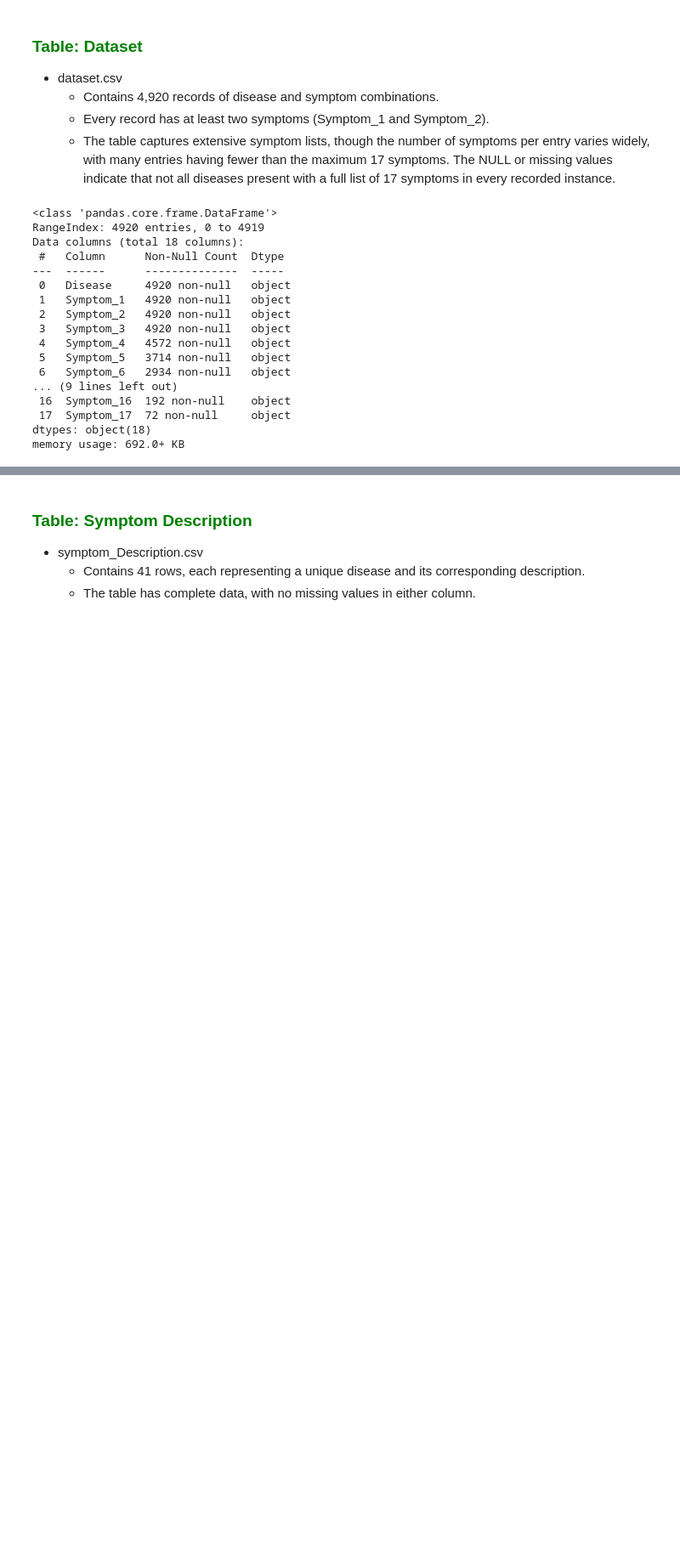
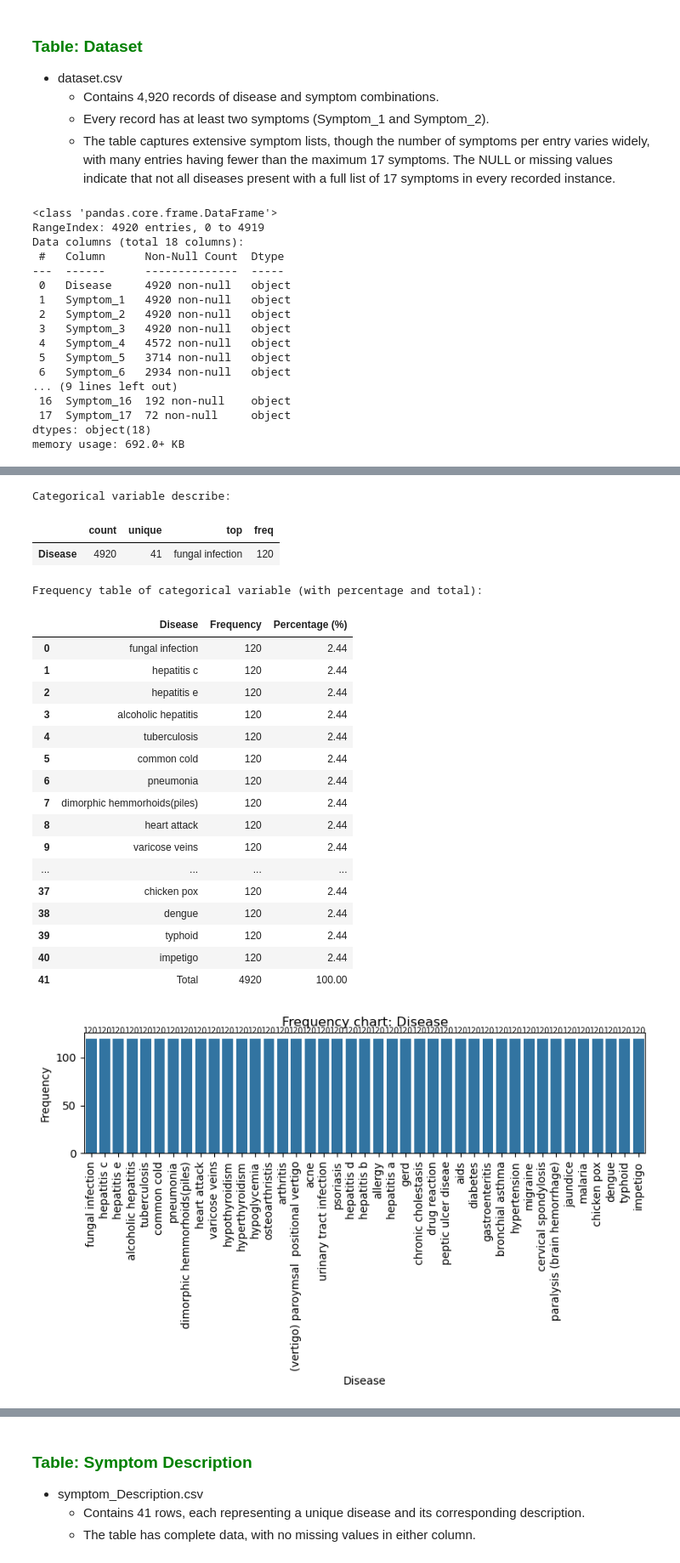
Before and after one commit to RakellM/Project-DiseaseSymptom, a Jupyter notebook: src/analytics/1-understand_datasets.ipynb, the cells around one changed output, grey strips where cells are left out. Shown at 85% size. Saved outputs shown, nothing was run; the diff lists cells and outputs as text; code cells hidden in the pictures; blank space fills up the shorter version.

Commit message:
feat: EDA 1 and initial transformations to the data

```diff
--- a/src/analytics/1-understand_datasets.ipynb
+++ b/src/analytics/1-understand_datasets.ipynb
@@ -56,6 +312,26 @@ Let's understand our data:
 
 ### Dataset
 df_dataset.info()
+
+# Convert to lower case
+df_dataset['Disease'] = df_dataset['Disease'].str.lower().str.strip()
+df_dataset['Symptom_1'] = df_dataset['Symptom_1'].str.lower().str.strip()
+df_dataset['Symptom_2'] = df_dataset['Symptom_2'].str.lower().str.strip()
+df_dataset['Symptom_3'] = df_dataset['Symptom_3'].str.lower().str.strip()
+df_dataset['Symptom_4'] = df_dataset['Symptom_4'].str.lower().str.strip()
+df_dataset['Symptom_5'] = df_dataset['Symptom_5'].str.lower().str.strip()
+df_dataset['Symptom_6'] = df_dataset['Symptom_6'].str.lower().str.strip()
+df_dataset['Symptom_7'] = df_dataset['Symptom_7'].str.lower().str.strip()
+df_dataset['Symptom_8'] = df_dataset['Symptom_8'].str.lower().str.strip()
+df_dataset['Symptom_9'] = df_dataset['Symptom_9'].str.lower().str.strip()
+df_dataset['Symptom_10'] = df_dataset['Symptom_10'].str.lower().str.strip()
+df_dataset['Symptom_11'] = df_dataset['Symptom_11'].str.lower().str.strip()
+df_dataset['Symptom_12'] = df_dataset['Symptom_12'].str.lower().str.strip()
+df_dataset['Symptom_13'] = df_dataset['Symptom_13'].str.lower().str.strip()
+df_dataset['Symptom_14'] = df_dataset['Symptom_14'].str.lower().str.strip()
+df_dataset['Symptom_15'] = df_dataset['Symptom_15'].str.lower().str.strip()
+df_dataset['Symptom_16'] = df_dataset['Symptom_16'].str.lower().str.strip()
+df_dataset['Symptom_17'] = df_dataset['Symptom_17'].str.lower().str.strip()
 # %% [output]
 <class 'pandas.core.frame.DataFrame'>
 RangeIndex: 4920 entries, 0 to 4919
@@ -76,0 +359,25 @@ memory usage: 692.0+ KB
+# %%
+univariate_categorical_variable(data=df_dataset, variable='Disease')
+# %% [output]
+Categorical variable describe:
+|  | count | unique | top | freq |
+| Disease | 4920 | 41 | fungal infection | 120 |
+Frequency table of categorical variable (with percentage and total):
+|  | Disease | Frequency | Percentage (%) |
+| 0 | fungal infection | 120 | 2.44 |
+| 1 | hepatitis c | 120 | 2.44 |
+| 2 | hepatitis e | 120 | 2.44 |
+| 3 | alcoholic hepatitis | 120 | 2.44 |
+| 4 | tuberculosis | 120 | 2.44 |
+| 5 | common cold | 120 | 2.44 |
+| 6 | pneumonia | 120 | 2.44 |
+| 7 | dimorphic hemmorhoids(piles) | 120 | 2.44 |
+| 8 | heart attack | 120 | 2.44 |
+| 9 | varicose veins | 120 | 2.44 |
+| ... | ... | ... | ... |
+| 37 | chicken pox | 120 | 2.44 |
+| 38 | dengue | 120 | 2.44 |
+| 39 | typhoid | 120 | 2.44 |
+| 40 | impetigo | 120 | 2.44 |
+| 41 | Total | 4920 | 100.00 |
+[figure, added]
```
Also changed, not shown: parts of 51 cells of this notebook, 1 other file.
